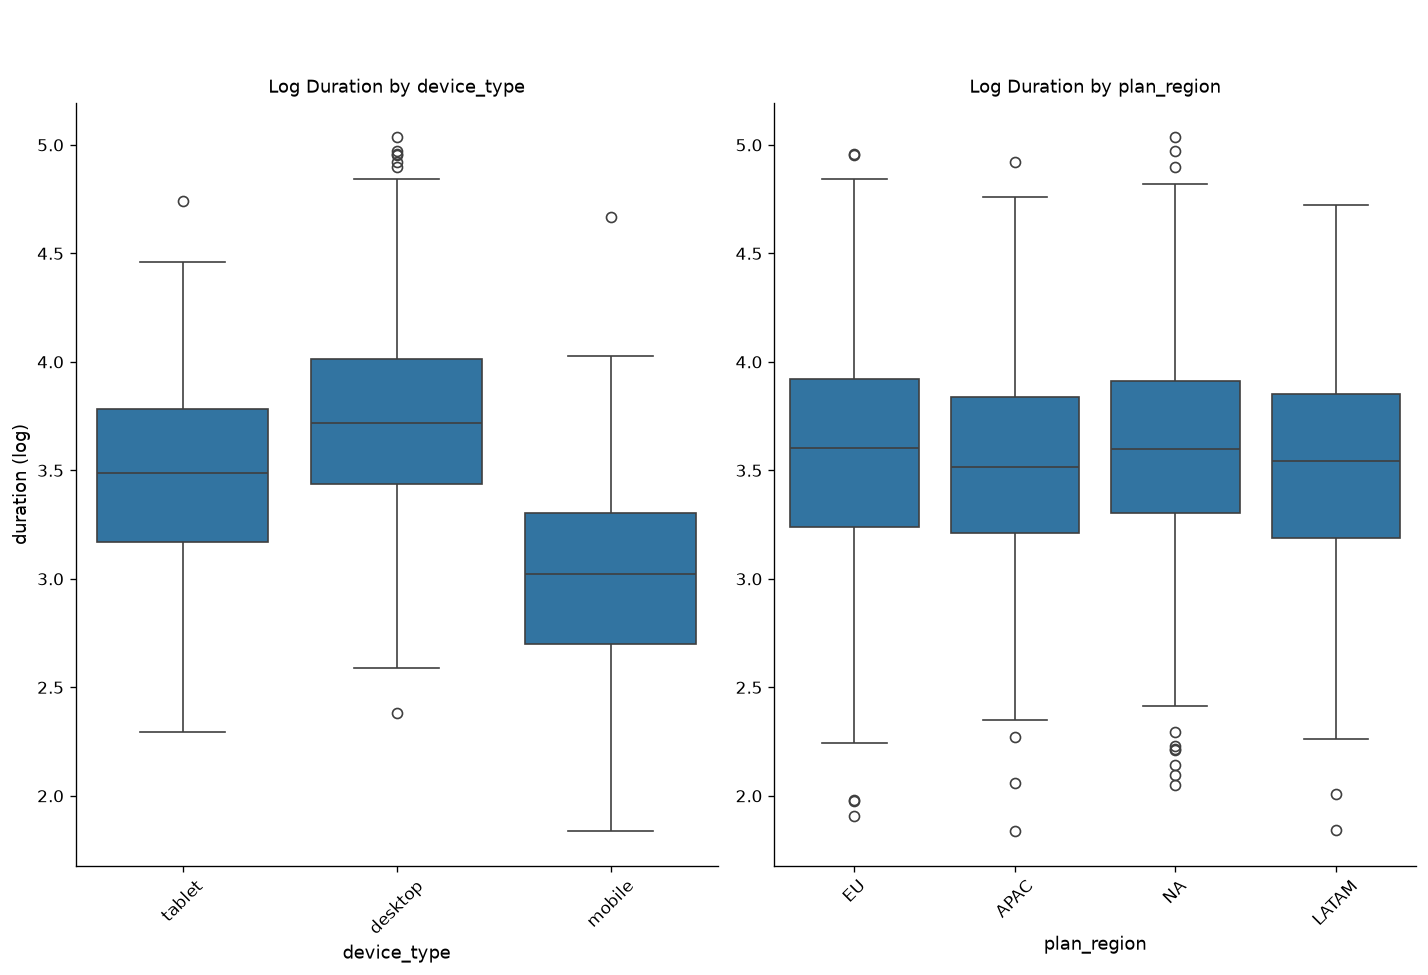
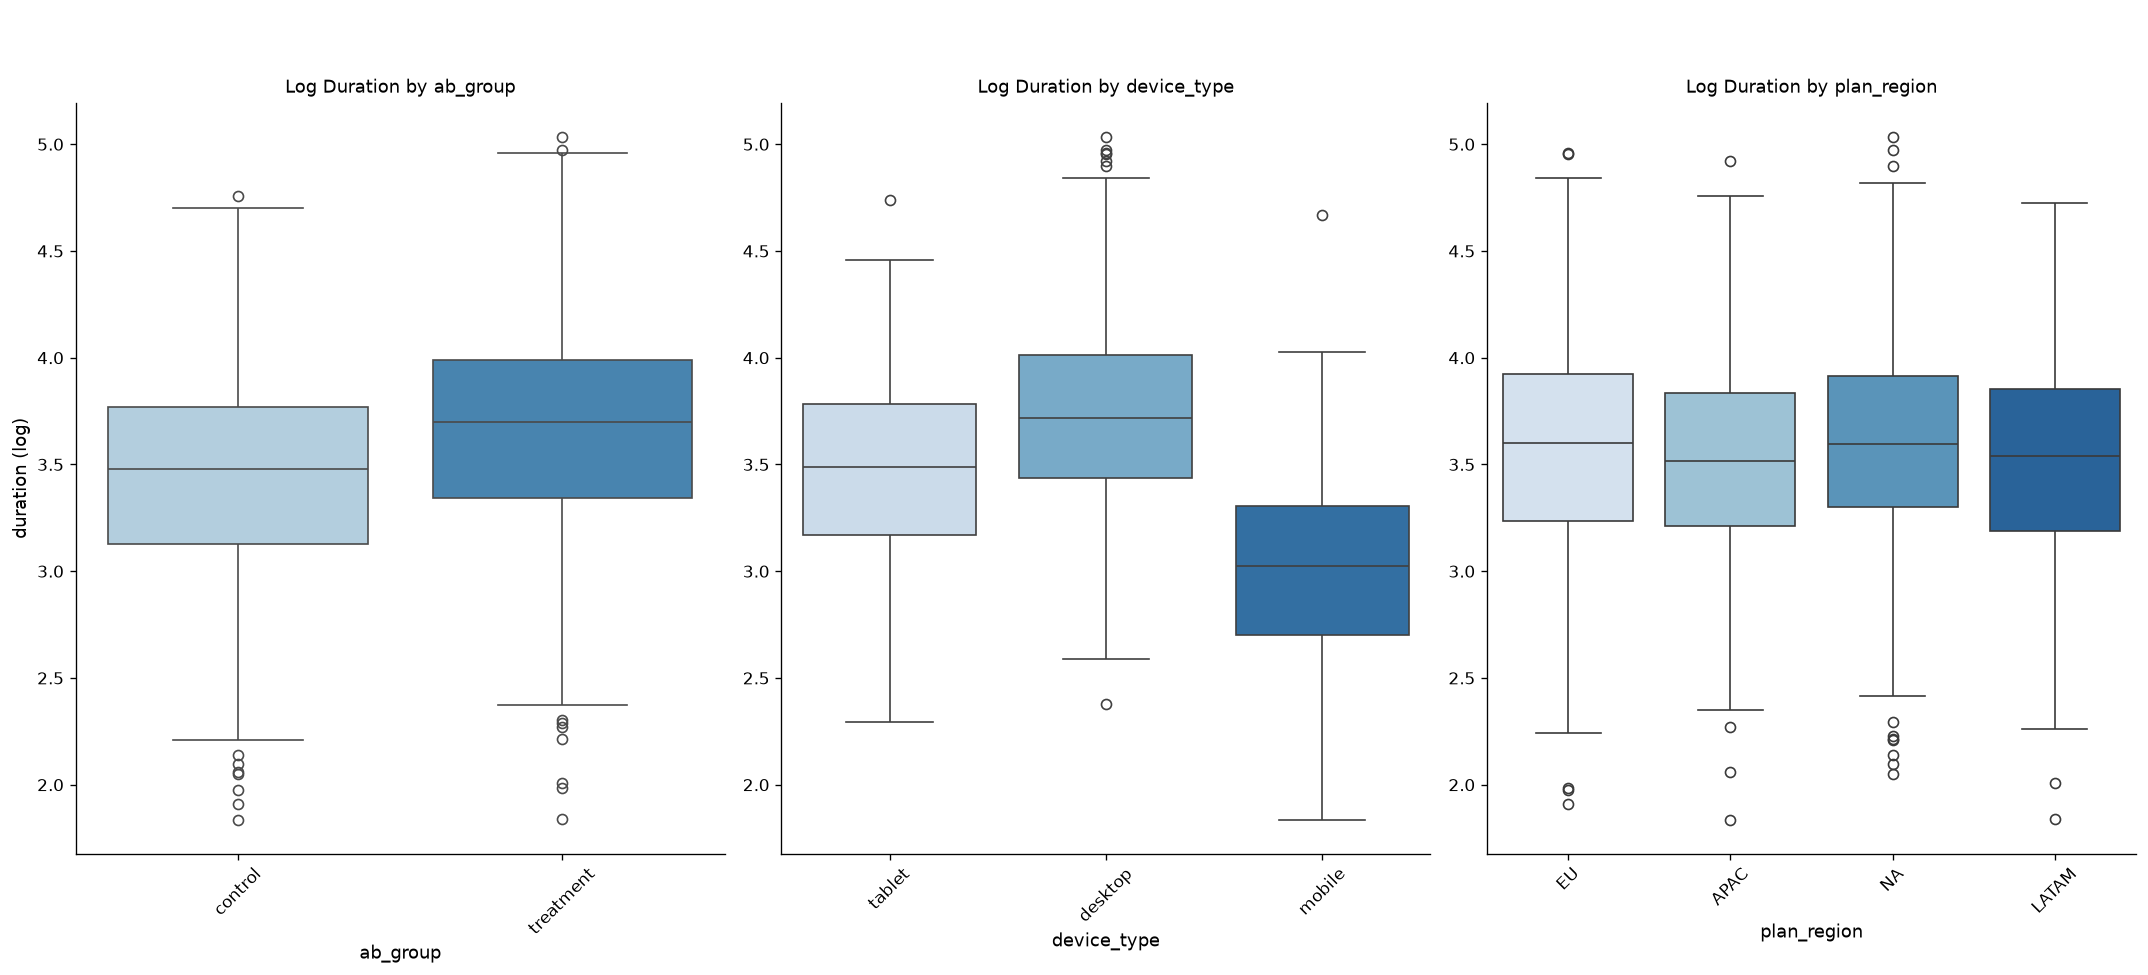
Unified diff of the notebook cell whose output changed from the first chart to the second:
--- before
+++ after
@@ -2,5 +2,5 @@
     #Define list of categorical predictor variables
 #device_type, plan_regionm, log_dur
-cat_predictors = ["device_type", "plan_region"]
+cat_predictors = ["ab_group", "device_type", "plan_region"]
 n = len(cat_predictors)
 
@@ -17,5 +17,5 @@
     #Group log-transformed outcome values by category levels
     #Draw boxplots of log-transformed outcome grouped by category level
-    sns.boxplot(x=df_ab[col], y=log_dur, ax=axes[j])
+    sns.boxplot(x=df_ab[col], y=log_dur, ax=axes[j], palette='Blues')
     #Rotate category axis labels for readability
     axes[j].tick_params(axis="x", rotation=45)

Commit: A2 finished